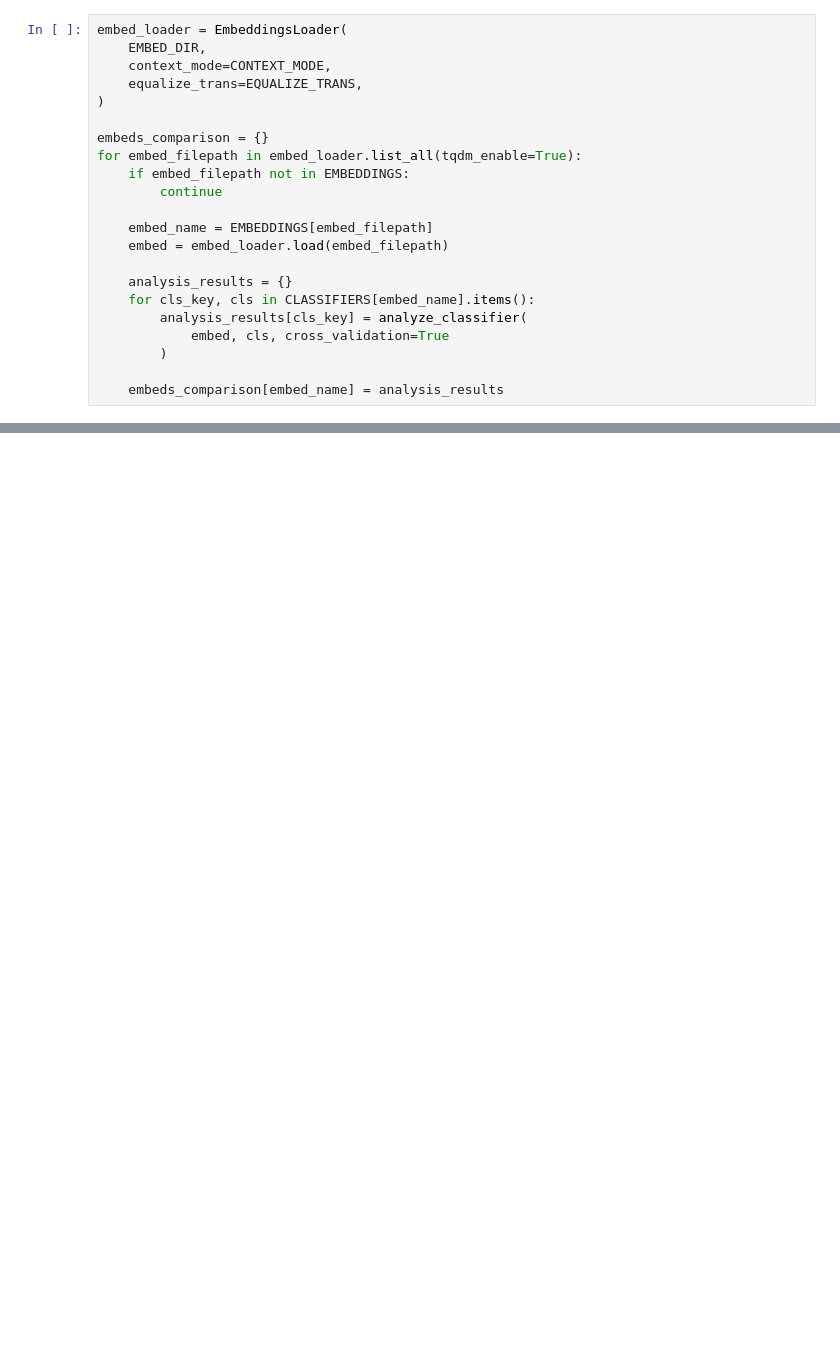
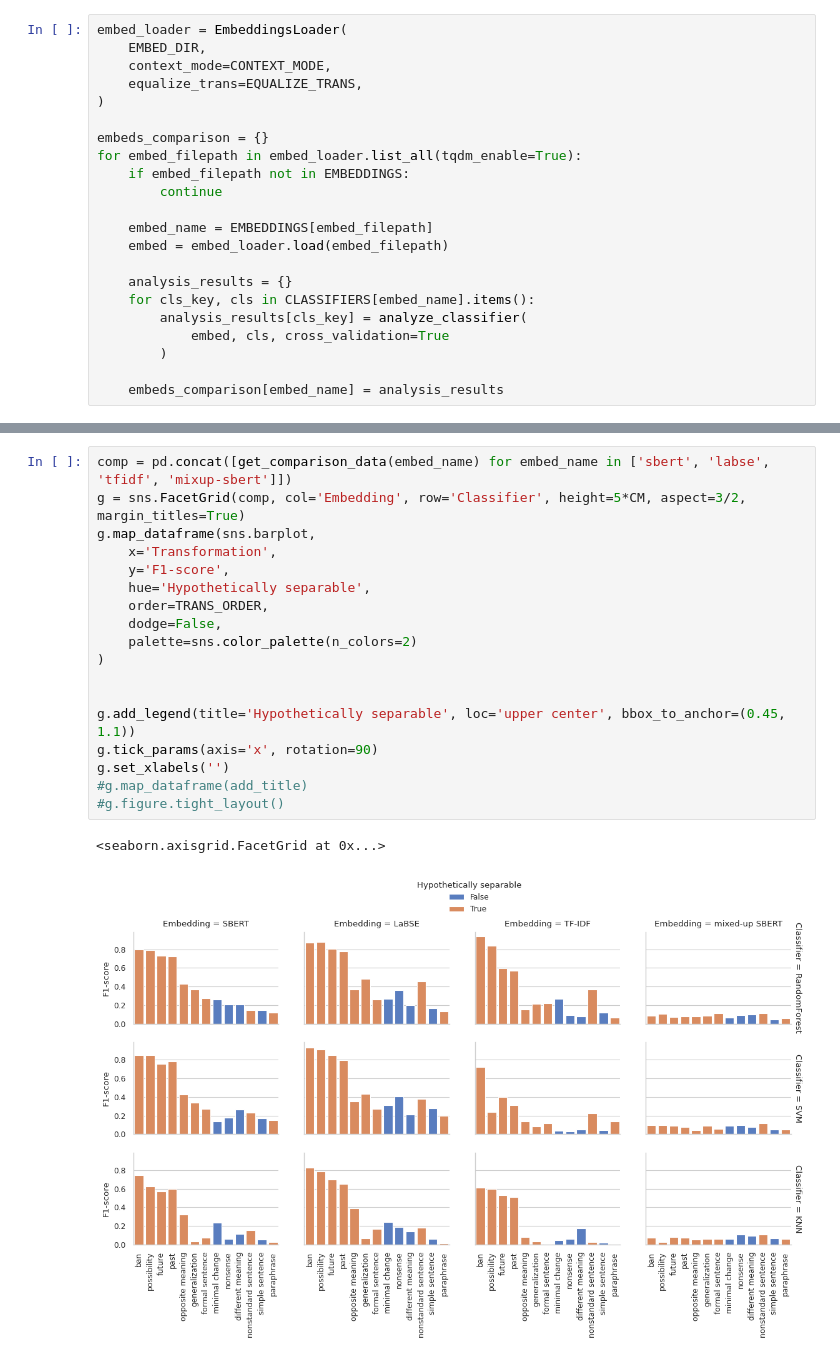
Before and after one commit to johnvojtech/sentence-topology, a Jupyter notebook: notebooks/classifier_comparison.ipynb, the cells around one changed output, grey strips where cells are left out. Drawn from its saved outputs; the diff is of its cells as text; blank space fills up the shorter version.

```diff
--- a/notebooks/classifier_comparison.ipynb
+++ b/notebooks/classifier_comparison.ipynb
@@ -129,0 +166,21 @@ Text(0.5, 1.0, 'Classification F1-scores for SBERT embeddings')
+# %%
+comp = pd.concat([get_comparison_data(embed_name) for embed_name in ['sbert', 'labse', 'tfidf', 'mixup-sbert']])
+g = sns.FacetGrid(comp, col='Embedding', row='Classifier', height=5*CM, aspect=3/2, margin_titles=True)
+g.map_dataframe(sns.barplot,
+    x='Transformation',
+    y='F1-score',
+    hue='Hypothetically separable',
+    order=TRANS_ORDER,
+    dodge=False,
+    palette=sns.color_palette(n_colors=2)
+)
+
+
+g.add_legend(title='Hypothetically separable', loc='upper center', bbox_to_anchor=(0.45, 1.1))
+g.tick_params(axis='x', rotation=90)
+g.set_xlabels('')
+#g.map_dataframe(add_title)
+#g.figure.tight_layout()
+# %% [output]
+<seaborn.axisgrid.FacetGrid at 0x...>
+[figure, added]
```
Also changed, not shown: parts of 19 cells of this notebook.
